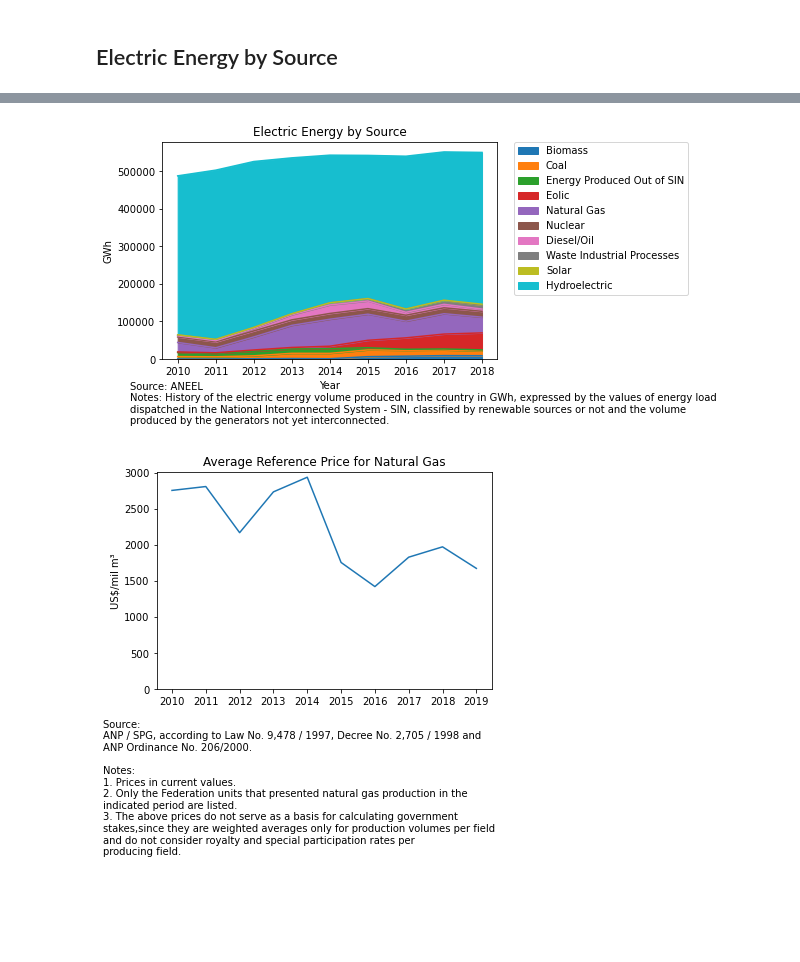
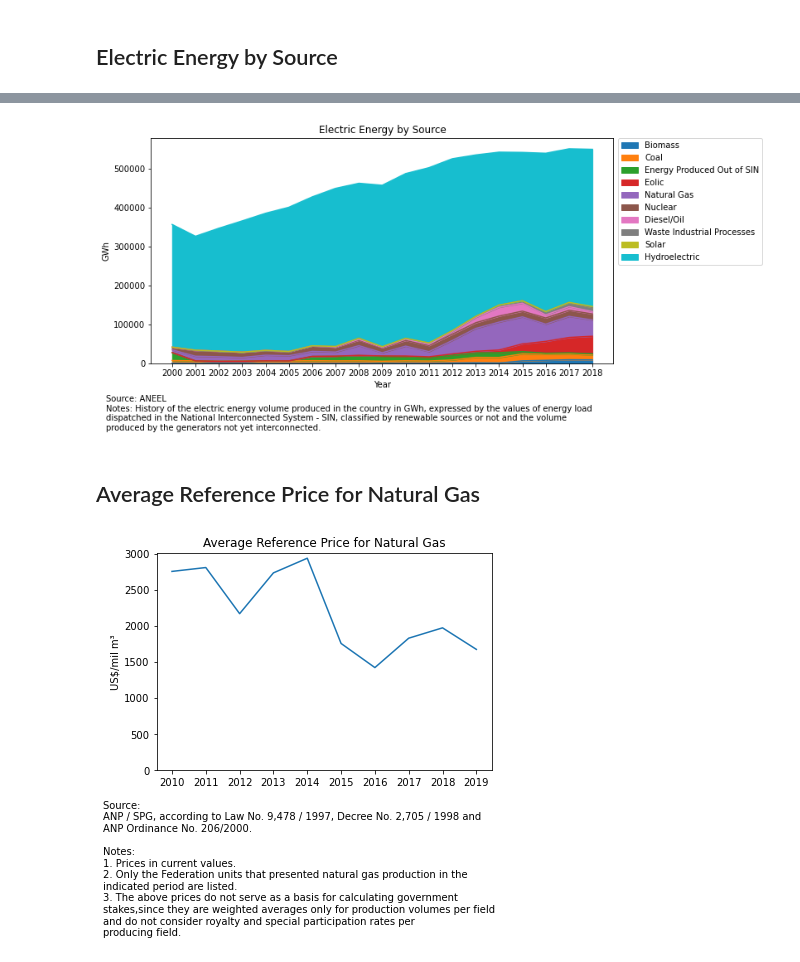
Before and after one commit to lauramsfernandes/BrazilianGasMarket, a Jupyter notebook: naturalGas_Plots.ipynb, the cells around one changed output, grey strips where cells are left out. Saved outputs shown, nothing was run; the diff lists cells and outputs as text; code cells hidden in the pictures; blank space fills up the shorter version.

```diff
--- a/naturalGas_Forecast.ipynb
+++ b/naturalGas_Plots.ipynb
@@ -74,13 +60,15 @@ energy_source.df.sum(axis=0, level=0).loc[2010:2018]
 # %%
-energy_source.df.loc[2010:2018].sum(axis=0, level=0).plot(kind='area')
+energy_source.df.sum(axis=0, level=0).plot(kind='area', figsize=(10,5))
 plt.figtext(0.05,-0.1, energy_source.footer)
 plt.ylabel(energy_source.unit)
-plt.xticks(np.arange(2010,2019,1))
+plt.xticks(np.arange(2000,2019,1))
 plt.title(energy_source.title)
-plt.legend(bbox_to_anchor=(1.05, 1), loc='upper left', borderaxespad=0.);
+plt.legend(bbox_to_anchor=(1.01, 1), loc='upper left', borderaxespad=0.);
 plt.savefig('plots/energy_source.png',dpi=600,bbox_inches='tight')
 # %% [output]
-[figure, old version]
+[figure, new version]
+# %% [markdown]
+## Average Reference Price for Natural Gas
 # %%
 avg_price.df.sum(axis=1).plot()
 plt.figtext(0.001,-0.45, avg_price.footer)
```
Also changed, not shown: parts of 9 cells of this notebook, 1 other file.
